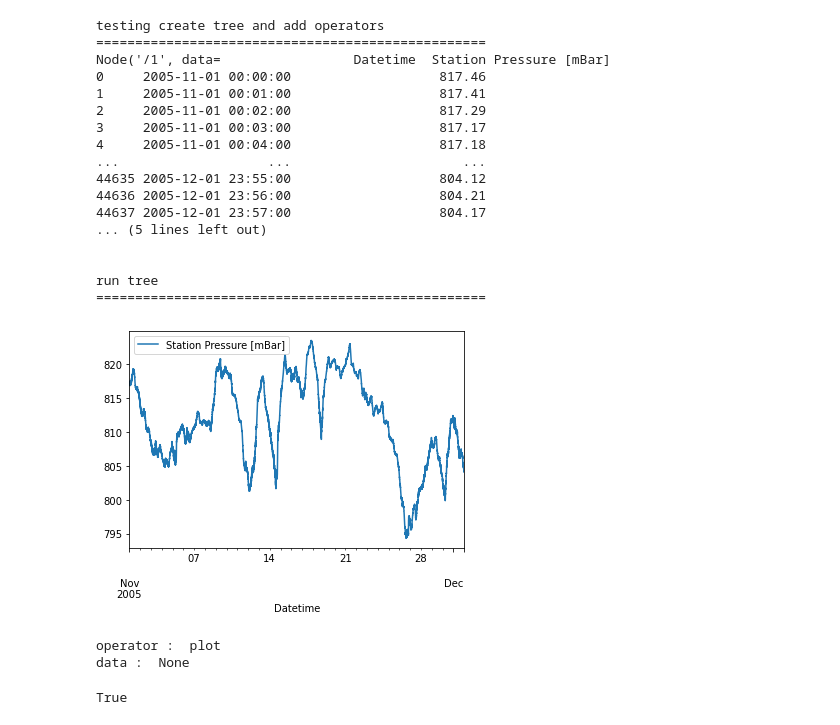
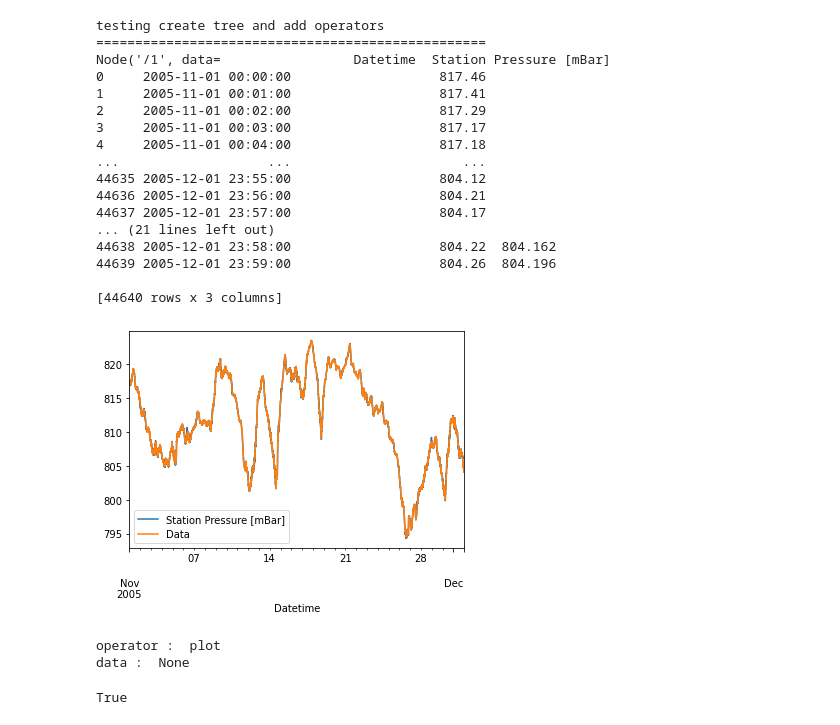
Before and after one commit to avilla2/cis422-project1, a Jupyter notebook: execution_example.ipynb, the cells around one changed output. Cells and saved outputs as stored; diff of their text form; code cells hidden in the pictures.

```diff
--- a/execution_example.ipynb
+++ b/execution_example.ipynb
@@ -1,37 +1,38 @@
 # %%
 from transformation import *
 
 print("testing create tree and add operators")
 print("=" * 50)
 test = tf_tree()
 address = '/Users/hyojaeshin/Desktop/CIS422/Project1/cis422-project1/timeSeriesData2/AtmPres2005NovMin.csv'
 test.create_tree(address)
-test.add_operator(1, "plot")
+test.add_operator(1, "denoise")
+test.add_operator(2, "plot")
 test.print_tree(test.root)
 
 print("\n\nrun tree")
 print("=" * 50)
 
 test.exec_tree()
 # %% [output]
 testing create tree and add operators
 ==================================================
 Node('/1', data=                 Datetime  Station Pressure [mBar]
 0     2005-11-01 00:00:00                   817.46
 1     2005-11-01 00:01:00                   817.41
 2     2005-11-01 00:02:00                   817.29
 3     2005-11-01 00:03:00                   817.17
 4     2005-11-01 00:04:00                   817.18
 ...                   ...                      ...
 44635 2005-12-01 23:55:00                   804.12
 44636 2005-12-01 23:56:00                   804.21
 44637 2005-12-01 23:57:00                   804.17
-... (5 lines left out)
+... (21 lines left out)
+44638 2005-12-01 23:58:00                   804.22  804.162
+44639 2005-12-01 23:59:00                   804.26  804.196
 
-
-run tree
-==================================================
+[44640 rows x 3 columns]
-[figure, old version]
+[figure, new version]
 operator :  plot
 data :  None
 True
```
Also changed, not shown: parts of 1 cell of this notebook, 1 other file.
